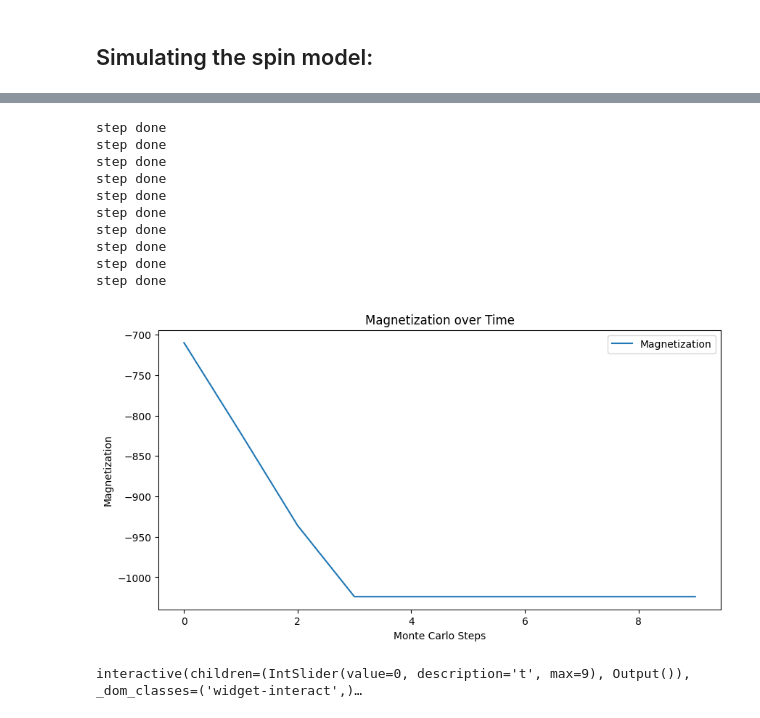
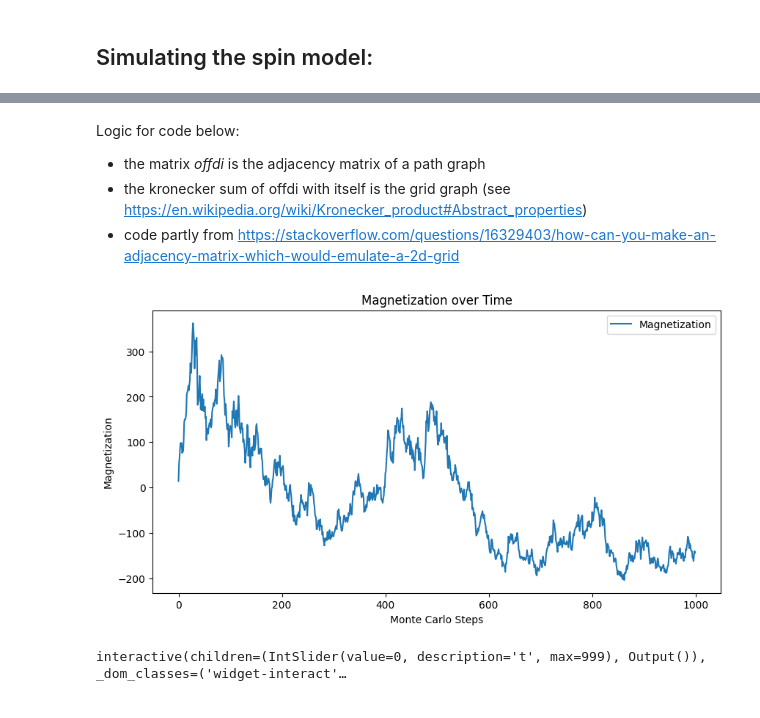
Before and after one commit to eghirardo/ising-markets, a Jupyter notebook: Code/Bornholdt.ipynb, the cells around one changed output, grey strips where cells are left out. Cells and saved outputs as stored; diff of their text form; code cells hidden in the pictures.

Commit message:
fixed bug in metropolis algorithm, added references for lattice_2d_connection_matrix

```diff
--- a/Code/Bornholdt.ipynb
+++ b/Code/Bornholdt.ipynb
@@ -80,2 +80,7 @@ model.plot_lattice(spin_series=spin_series, interactive=True)
 interactive(children=(IntSlider(value=0, description='t', max=999), Output()), _dom_classes=('widget-interact'…
+# %% [markdown]
+Logic for code below:
+- the matrix _offdi_ is the adjacency matrix of a path graph
+- the kronecker sum of offdi with itself is the grid graph (see https://en.wikipedia.org/wiki/Kronecker_product#Abstract_properties)
+- code partly from https://stackoverflow.com/questions/16329403/how-can-you-make-an-adjacency-matrix-which-would-emulate-a-2d-grid
 # %%
@@ -108,8 +108,7 @@ class SpinMarketModel:
 
     def metropolis_step(self):
         """Perform a single Metropolis update"""
-        print('step done')
-        for _ in range(self.size * self.size):
+        for _ in range(self.size):
             i = np.random.randint(0, self.size)
             # here we neglect the boltzmann constant as it has no physical meaning in our application
             p = 1/(1 + np.exp(-2 * self.local_field_func(self, i) / self.T))
@@ -146,43 +145,33 @@ class SpinMarketModel2dLattice(SpinMarketModel):
         self.alpha = alpha  # Global anti-ferromagnetic coupling
         self.T = T  # Temperature
         self.steps = steps  # Number of Monte Carlo sweeps
         self.spins = np.random.choice([-1, 1], (self.size))  # Initialize spins randomly
         self.local_field_func = local_field_func
         self.connection_matrix = lattice_2d_connection_matrix(side)
 
     def plot_lattice(self, spin_series, t=None, interactive=False):
         """
         Plots the 2D lattice at time t.
         """
         if t is None:
             t = len(spin_series) - 1
         if interactive:
             interact(lambda t: self.plot_lattice(spin_series, t), t=IntSlider(min=0, max=len(spin_series)-1, step=1, value=0))
         else:
             side = int(np.sqrt(self.size))
             plt.figure(figsize=(8, 8))
             plt.imshow(spin_series[t].reshape(side, side), cmap='binary', interpolation='none')
             plt.title(f'Lattice at time t={t}')
             plt.colorbar(label='Value')
             plt.show()
 
 
 
 # Running the simulation
-model = SpinMarketModel2dLattice(side=32, J=1, alpha=4, T=1.5, steps=10, local_field_func=local_field)
+model = SpinMarketModel2dLattice(side=32, J=1, alpha=4, T=1.5, steps=1000, local_field_func=local_field)
 spin_series = model.run_simulation()
 model.plot_magnetization(spin_series)
 model.plot_lattice(spin_series=spin_series, interactive=True)
 # %% [output]
+[figure, new version]
-step done
-step done
-step done
-step done
-step done
-step done
-step done
-step done
-step done
-step done
+interactive(children=(IntSlider(value=0, description='t', max=999), Output()), _dom_classes=('widget-interact'…
-[figure, old version]
-interactive(children=(IntSlider(value=0, description='t', max=9), Output()), _dom_classes=('widget-interact',)…
```
Also changed, not shown: parts of 3 cells of this notebook, 1 other file.
